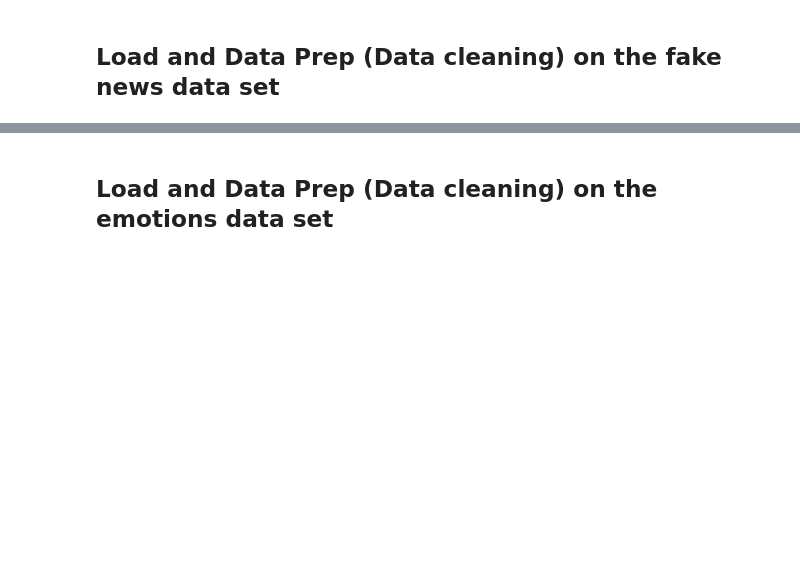
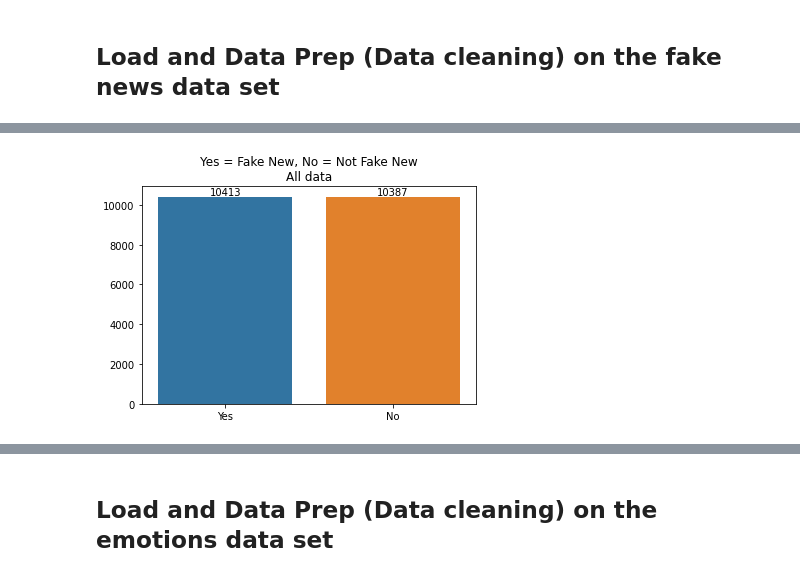
Before and after one commit to Renato-55/FakeNewsDetection, a Jupyter notebook: FakeNewsDetectionProj.ipynb, the cells around one changed output, grey strips where cells are left out. Drawn from its saved outputs; the diff is of its cells as text; code cells hidden in the pictures; blank space fills up the shorter version.

```diff
--- a/FakeNewsDetectionProj.ipynb
+++ b/FakeNewsDetectionProj.ipynb
@@ -73,0 +103,12 @@ eval_data_y_fakenews = pd.read_csv(path_fakenews + "submit.csv")
+# %%
+y = []
+y.append(np.sum(train_data_fakenews['label'] == 1))
+y.append(np.sum(train_data_fakenews['label'] == 0))
+
+x = ['Yes','No']
+ax = sns.barplot(x=x,y=y)
+ax.bar_label(ax.containers[0])
+plt.title("Yes = Fake New, No = Not Fake New\nAll data")
+plt.show()
+# %% [output]
+[figure, added]
```
Also changed, not shown: parts of 28 cells of this notebook.
